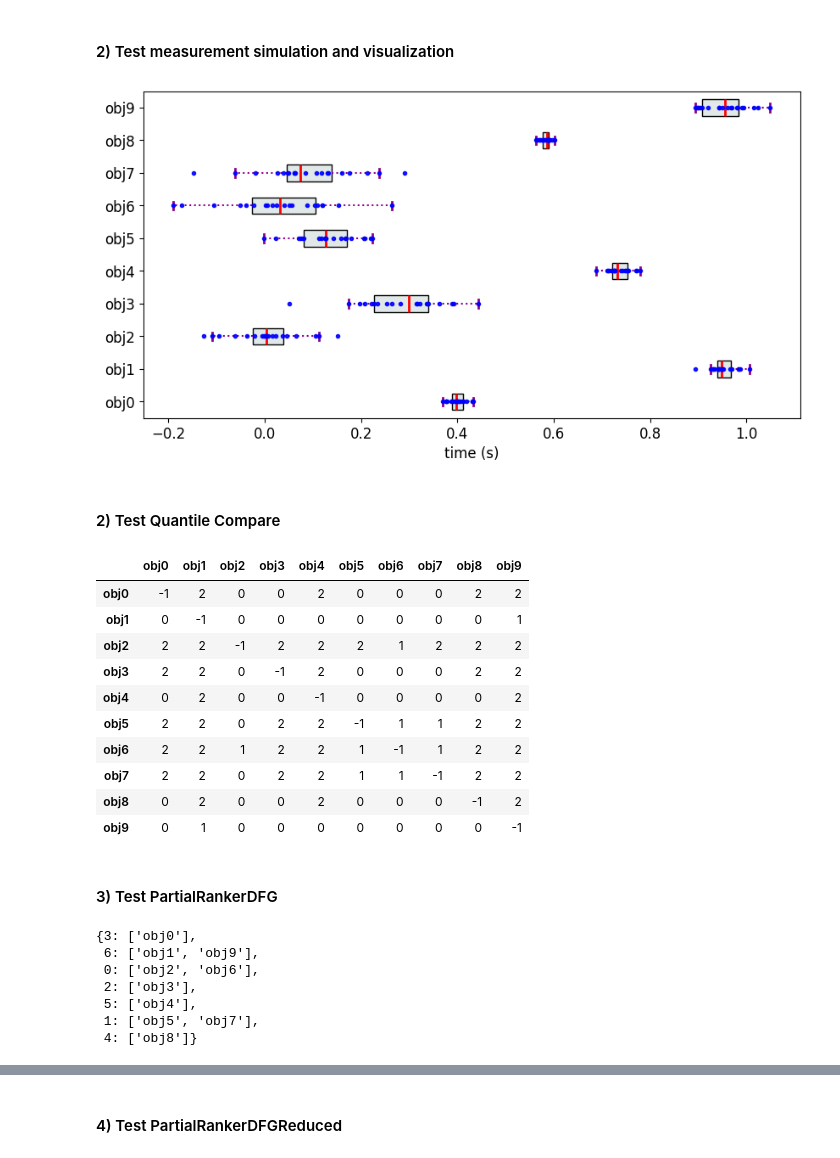
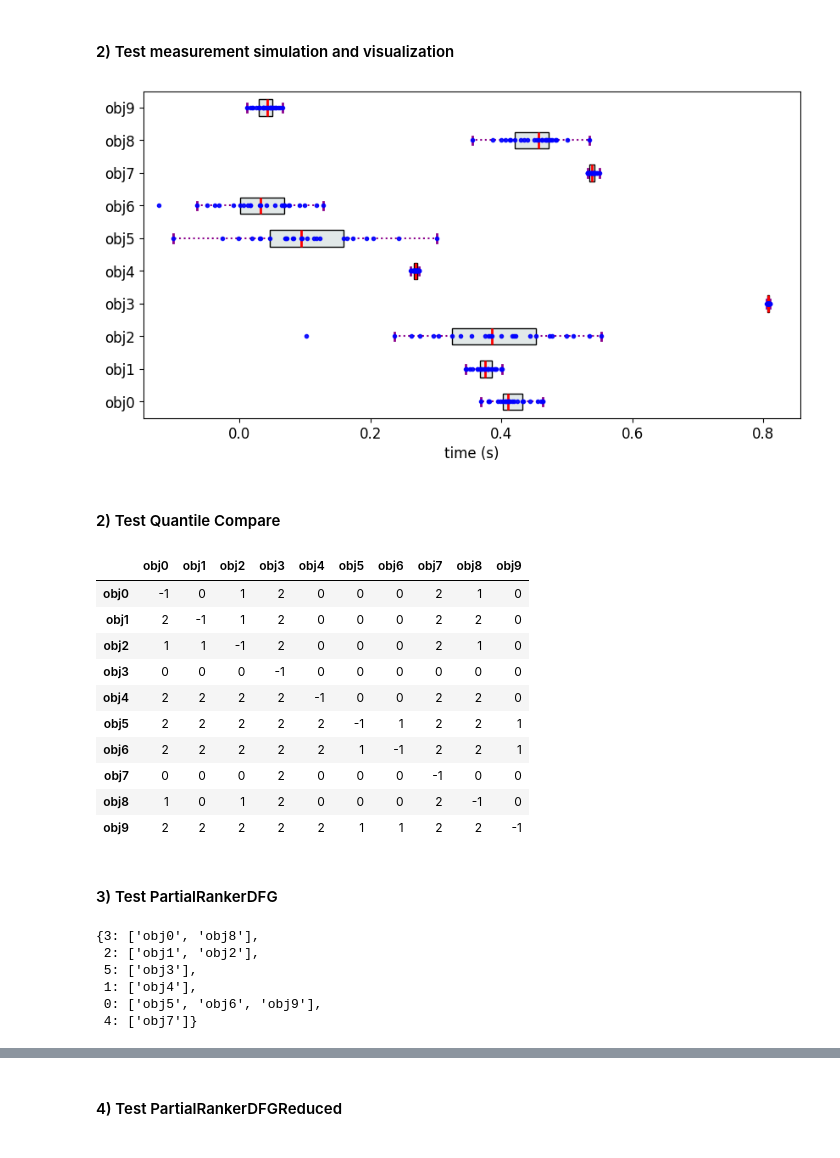
Before and after one commit to HPAC/PartialRanker, a Jupyter notebook: partial_ranker/.dev/Test.ipynb, the cells around one changed output, grey strips where cells are left out. Drawn from its saved outputs; the diff is of its cells as text; code cells hidden in the pictures.

```diff
--- a/partial_ranker/.dev/Test.ipynb
+++ b/partial_ranker/.dev/Test.ipynb
@@ -21,11 +23,11 @@ def create_measurements(n_objs, n_reps, seed=129):
     ms.measure(reps=n_reps)
     return ms.get_measurements()
 # %%
-measurements = create_measurements(10, 20)
+measurements = create_measurements(10, 25)
 mv = MeasurementsVisualizer(measurements)
 fig = mv.show_measurements_boxplots(scale=0.5)
 # %% [output]
-[figure, old version]
+[figure, new version]
 # %% [markdown]
 #### 2) Test Quantile Compare
 # %%
@@ -37,16 +39,16 @@ comparer.compare()
 pd.DataFrame(comparer.C)
 # %% [output]
 |  | obj0 | obj1 | obj2 | obj3 | obj4 | obj5 | obj6 | obj7 | obj8 | obj9 |
-| obj0 | -1 | 2 | 0 | 0 | 2 | 0 | 0 | 0 | 2 | 2 |
-| obj1 | 0 | -1 | 0 | 0 | 0 | 0 | 0 | 0 | 0 | 1 |
-| obj2 | 2 | 2 | -1 | 2 | 2 | 2 | 1 | 2 | 2 | 2 |
-| obj3 | 2 | 2 | 0 | -1 | 2 | 0 | 0 | 0 | 2 | 2 |
-| obj4 | 0 | 2 | 0 | 0 | -1 | 0 | 0 | 0 | 0 | 2 |
-| obj5 | 2 | 2 | 0 | 2 | 2 | -1 | 1 | 1 | 2 | 2 |
-| obj6 | 2 | 2 | 1 | 2 | 2 | 1 | -1 | 1 | 2 | 2 |
-| obj7 | 2 | 2 | 0 | 2 | 2 | 1 | 1 | -1 | 2 | 2 |
-| obj8 | 0 | 2 | 0 | 0 | 2 | 0 | 0 | 0 | -1 | 2 |
-| obj9 | 0 | 1 | 0 | 0 | 0 | 0 | 0 | 0 | 0 | -1 |
+| obj0 | -1 | 0 | 1 | 2 | 0 | 0 | 0 | 2 | 1 | 0 |
+| obj1 | 2 | -1 | 1 | 2 | 0 | 0 | 0 | 2 | 2 | 0 |
+| obj2 | 1 | 1 | -1 | 2 | 0 | 0 | 0 | 2 | 1 | 0 |
+| obj3 | 0 | 0 | 0 | -1 | 0 | 0 | 0 | 0 | 0 | 0 |
+| obj4 | 2 | 2 | 2 | 2 | -1 | 0 | 0 | 2 | 2 | 0 |
+| obj5 | 2 | 2 | 2 | 2 | 2 | -1 | 1 | 2 | 2 | 1 |
+| obj6 | 2 | 2 | 2 | 2 | 2 | 1 | -1 | 2 | 2 | 1 |
+| obj7 | 0 | 0 | 0 | 2 | 0 | 0 | 0 | -1 | 0 | 0 |
+| obj8 | 1 | 0 | 1 | 2 | 0 | 0 | 0 | 2 | -1 | 0 |
+| obj9 | 2 | 2 | 2 | 2 | 2 | 1 | 1 | 2 | 2 | -1 |
 # %% [markdown]
 #### 3) Test PartialRankerDFG
 # %%
@@ -54,13 +56,12 @@ pr_dfg = PartialRankerDFG(comparer)
 pr_dfg.compute_ranks()
 pr_dfg.get_ranks()
 # %% [output]
-{3: ['obj0'],
- 6: ['obj1', 'obj9'],
- 0: ['obj2', 'obj6'],
- 2: ['obj3'],
- 5: ['obj4'],
- 1: ['obj5', 'obj7'],
- 4: ['obj8']}
+{3: ['obj0', 'obj8'],
+ 2: ['obj1', 'obj2'],
+ 5: ['obj3'],
+ 1: ['obj4'],
+ 0: ['obj5', 'obj6', 'obj9'],
+ 4: ['obj7']}
 # %%
 pr_dfg.get_dfg().visualize()
 # %% [output]
```
Also changed, not shown: parts of 10 cells of this notebook, 17 other files.
